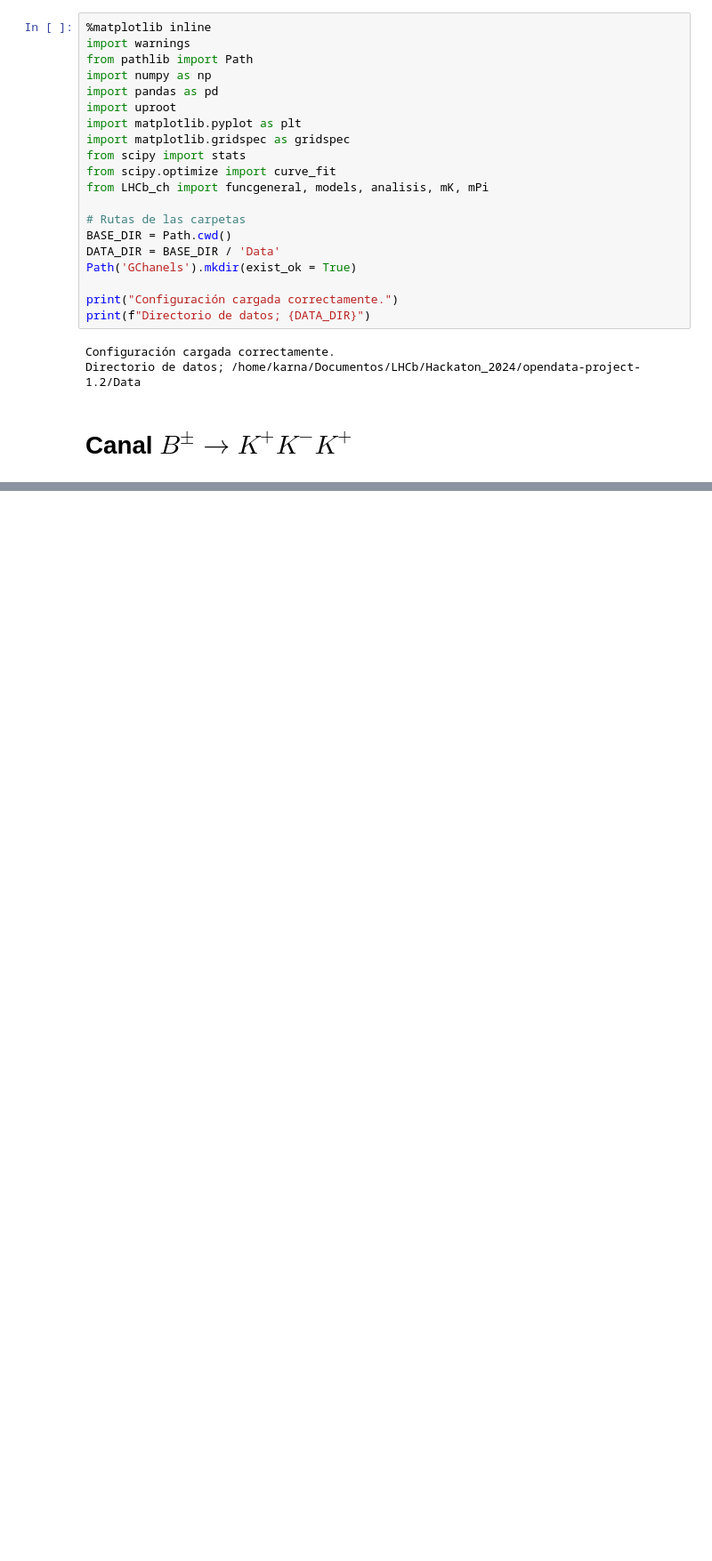
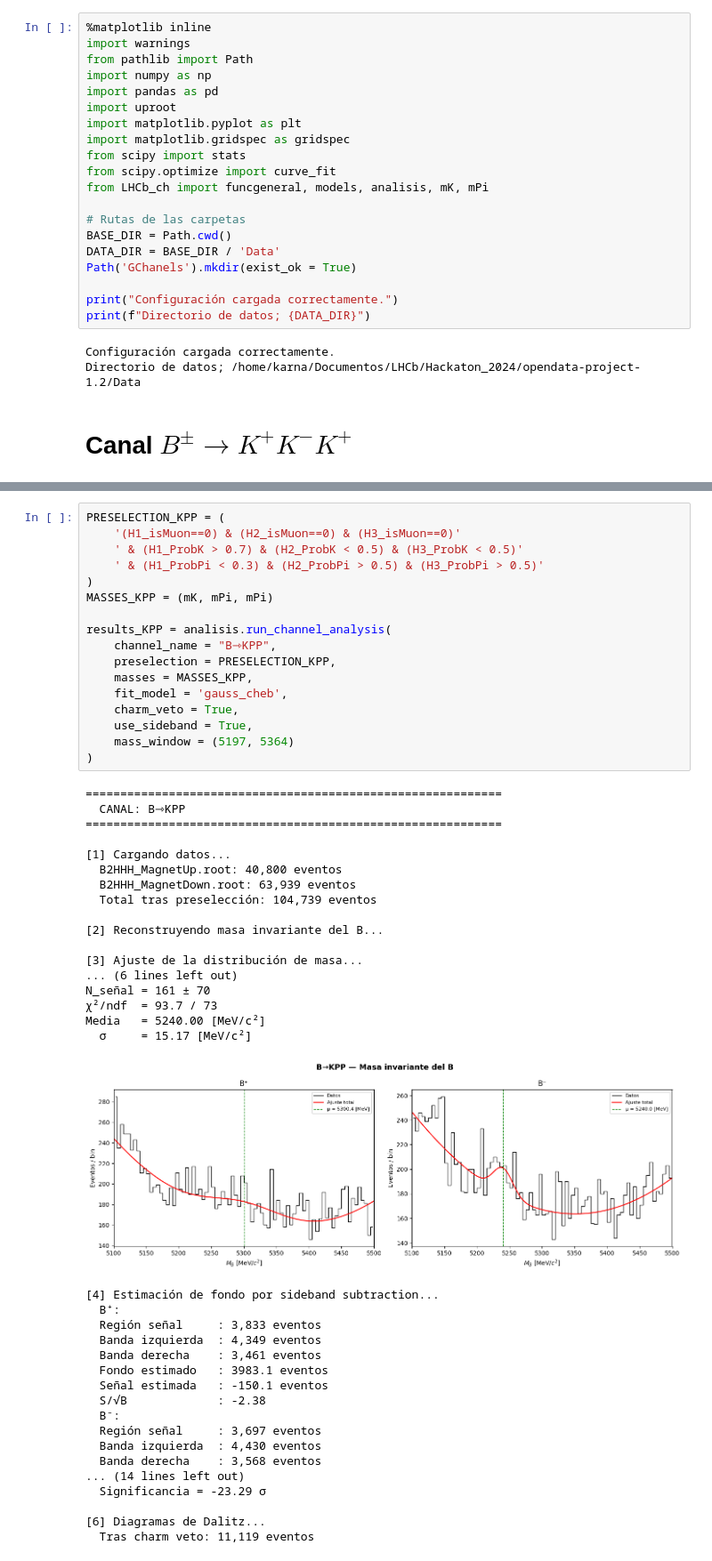
Before and after one commit to MASilva139/LHCb-Open-Data, a Jupyter notebook: Hackaton_2024/opendata-project-1.2/LHCb_ch.ipynb, the cells around one changed output, grey strips where cells are left out. Shown at 89% size. Drawn from its saved outputs; the diff is of its cells as text; blank space fills up the shorter version.

```diff
--- a/Hackaton_2024/opendata-project-1.2/LHCb_ch.ipynb
+++ b/Hackaton_2024/opendata-project-1.2/LHCb_ch.ipynb
@@ -75,0 +137,53 @@ AttributeError: 'NoneType' object has no attribute 'query'
+# %%
+PRESELECTION_KPP = (
+    '(H1_isMuon==0) & (H2_isMuon==0) & (H3_isMuon==0)'
+    ' & (H1_ProbK > 0.7) & (H2_ProbK < 0.5) & (H3_ProbK < 0.5)'
+    ' & (H1_ProbPi < 0.3) & (H2_ProbPi > 0.5) & (H3_ProbPi > 0.5)'
+)
+MASSES_KPP = (mK, mPi, mPi)
+
+results_KPP = analisis.run_channel_analysis(
+    channel_name = "B⇾KPP",
+    preselection = PRESELECTION_KPP,
+    masses = MASSES_KPP,
+    fit_model = 'gauss_cheb',
+    charm_veto = True,
+    use_sideband = True,
+    mass_window = (5197, 5364)
+)
+# %% [output]
+============================================================
+  CANAL: B⇾KPP
+============================================================
+
+[1] Cargando datos...
+  B2HHH_MagnetUp.root: 40,800 eventos
+  B2HHH_MagnetDown.root: 63,939 eventos
+  Total tras preselección: 104,739 eventos
+
+[2] Reconstruyendo masa invariante del B...
+
+[3] Ajuste de la distribución de masa...
+... (6 lines left out)
+N_señal = 161 ± 70
+χ²/ndf  = 93.7 / 73
+Media   = 5240.00 [MeV/c²]
+  σ     = 15.17 [MeV/c²]
+[figure, added]
+[4] Estimación de fondo por sideband subtraction...
+  B⁺:
+  Región señal     : 3,833 eventos
+  Banda izquierda  : 4,349 eventos
+  Banda derecha    : 3,461 eventos
+  Fondo estimado   : 3983.1 eventos
+  Señal estimada   : -150.1 eventos
+  S/√B             : -2.38
+  B⁻:
+  Región señal     : 3,697 eventos
+  Banda izquierda  : 4,430 eventos
+  Banda derecha    : 3,568 eventos
+... (14 lines left out)
+  Significancia = -23.29 σ
+
+[6] Diagramas de Dalitz...
+  Tras charm veto: 11,119 eventos
```
Also changed, not shown: parts of 6 cells of this notebook, 10 other files.
